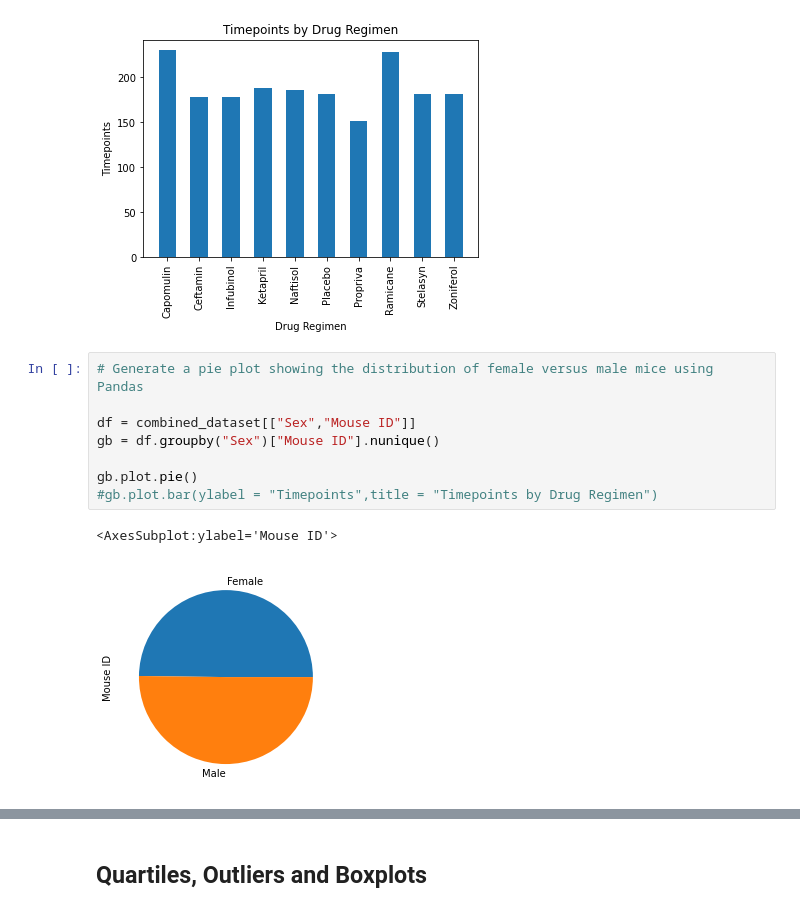
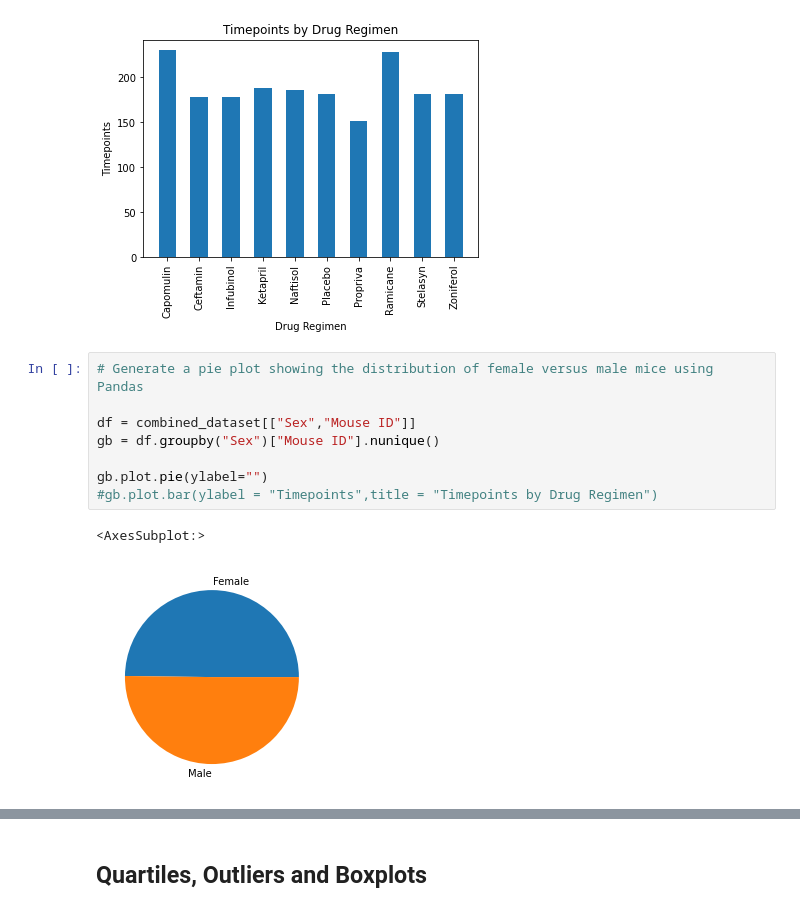
Before and after one commit to colinscampbell/matplotlib-challenge, a Jupyter notebook: pymaceuticals_starter.ipynb, the cells around one changed output, grey strips where cells are left out. Cells and saved outputs as stored; diff of their text form.

```diff
--- a/pymaceuticals_starter.ipynb
+++ b/pymaceuticals_starter.ipynb
@@ -161,14 +165,14 @@ plt.xticks(rotation=90)
 # %%
 # Generate a pie plot showing the distribution of female versus male mice using Pandas
 
 df = combined_dataset[["Sex","Mouse ID"]]
 gb = df.groupby("Sex")["Mouse ID"].nunique()
 
-gb.plot.pie()
+gb.plot.pie(ylabel="")
 #gb.plot.bar(ylabel = "Timepoints",title = "Timepoints by Drug Regimen")
 # %% [output]
-<AxesSubplot:ylabel='Mouse ID'>
+<AxesSubplot:>
-[figure, old version]
+[figure, new version]
 # %%
 # Generate a pie plot showing the distribution of female versus male mice using pyplot
 df = combined_dataset[["Sex","Mouse ID"]]
```
Also changed, not shown: parts of 7 cells of this notebook.
